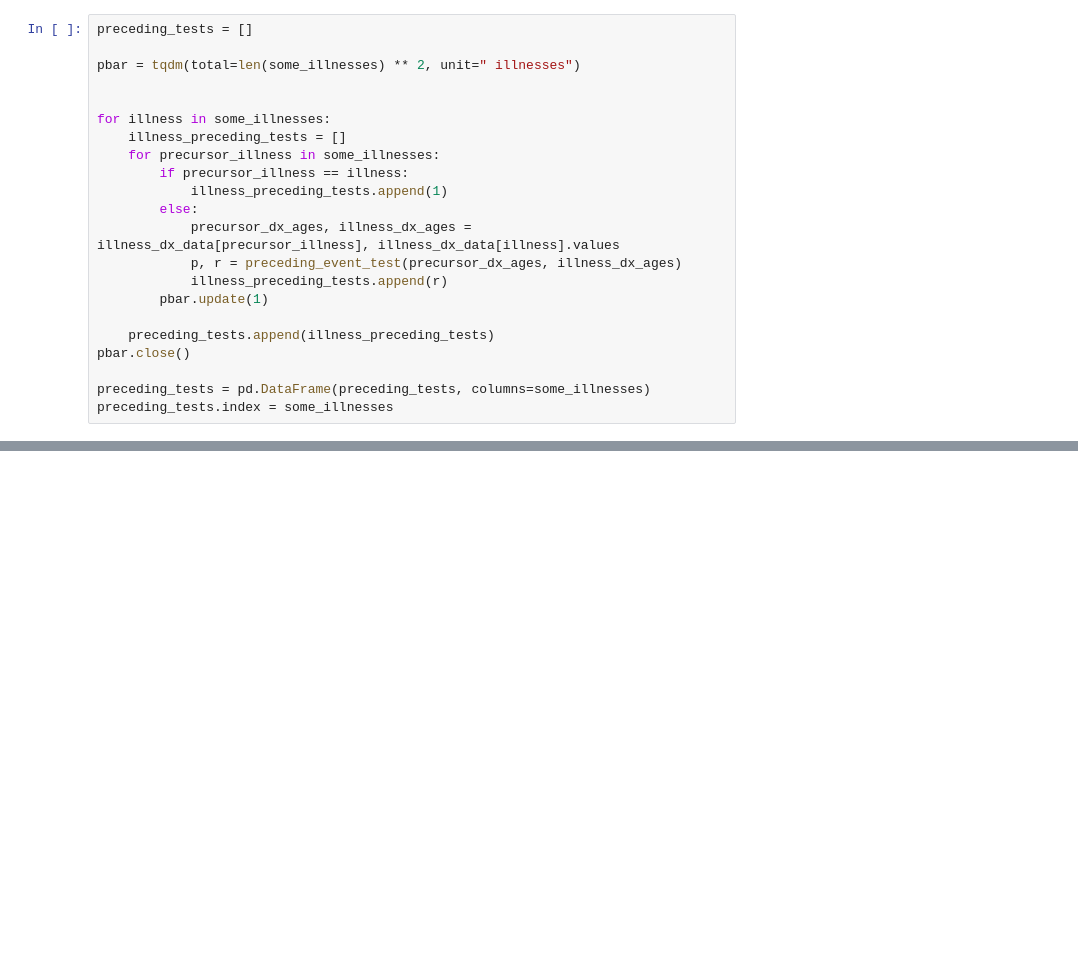
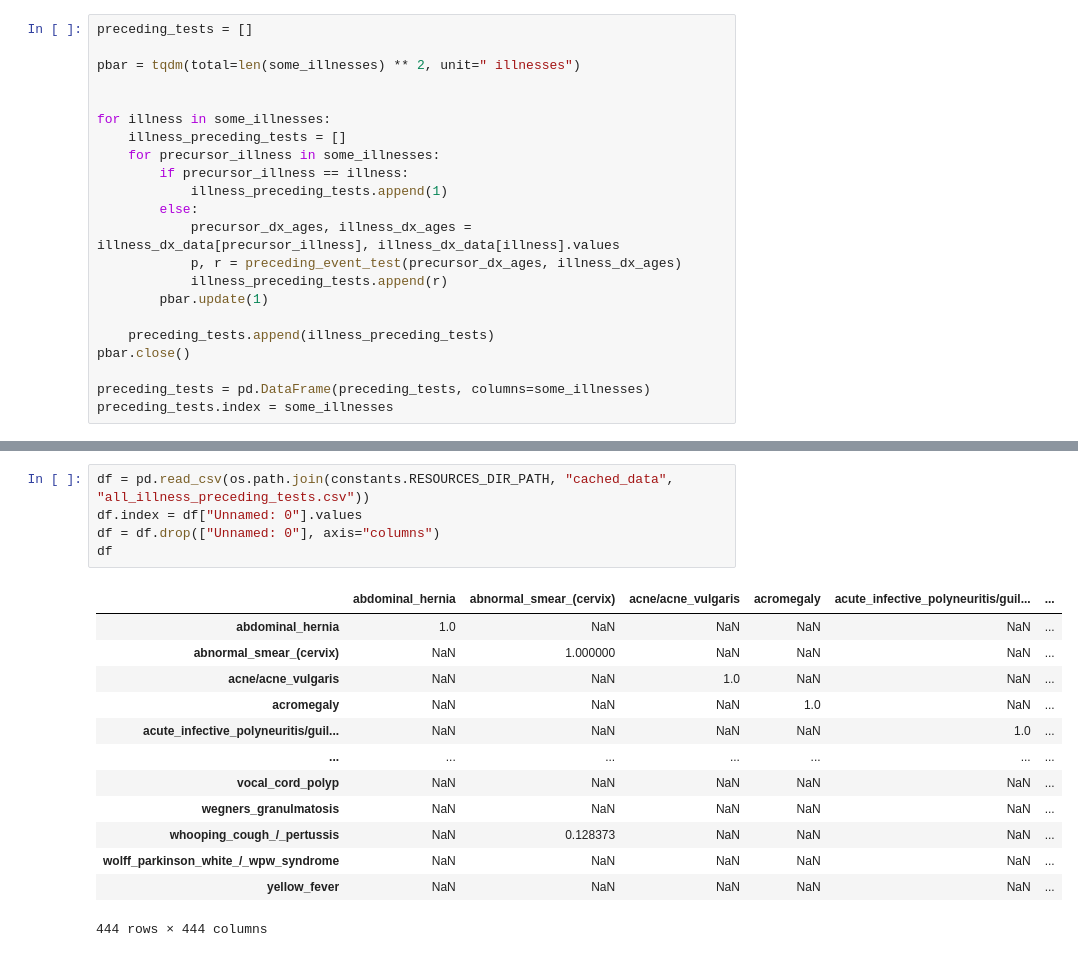
Before and after one commit to cole-khamnei/HLA_genotyping_associations, a Jupyter notebook: notebooks/comorbid_graph.ipynb, the cells around one changed output, grey strips where cells are left out. Cells and saved outputs as stored; diff of their text form; blank space fills up the shorter version.

Commit message:
added preceding event test

```diff
--- a/notebooks/comorbid_graph.ipynb
+++ b/notebooks/comorbid_graph.ipynb
@@ -232,0 +224,19 @@ significant
+# %%
+df = pd.read_csv(os.path.join(constants.RESOURCES_DIR_PATH, "cached_data", "all_illness_preceding_tests.csv"))
+df.index = df["Unnamed: 0"].values
+df = df.drop(["Unnamed: 0"], axis="columns")
+df
+# %% [output]
+|  | abdominal_hernia | abnormal_smear_(cervix) | acne/acne_vulgaris | acromegaly | acute_infective_polyneuritis/guil... | ... |
+| abdominal_hernia | 1.0 | NaN | NaN | NaN | NaN | ... |
+| abnormal_smear_(cervix) | NaN | 1.000000 | NaN | NaN | NaN | ... |
+| acne/acne_vulgaris | NaN | NaN | 1.0 | NaN | NaN | ... |
+| acromegaly | NaN | NaN | NaN | 1.0 | NaN | ... |
+| acute_infective_polyneuritis/guil... | NaN | NaN | NaN | NaN | 1.0 | ... |
+| ... | ... | ... | ... | ... | ... | ... |
+| vocal_cord_polyp | NaN | NaN | NaN | NaN | NaN | ... |
+| wegners_granulmatosis | NaN | NaN | NaN | NaN | NaN | ... |
+| whooping_cough_/_pertussis | NaN | 0.128373 | NaN | NaN | NaN | ... |
+| wolff_parkinson_white_/_wpw_syndrome | NaN | NaN | NaN | NaN | NaN | ... |
+| yellow_fever | NaN | NaN | NaN | NaN | NaN | ... |
+444 rows × 444 columns
```
Also changed, not shown: parts of 10 cells of this notebook, 1 other file.
